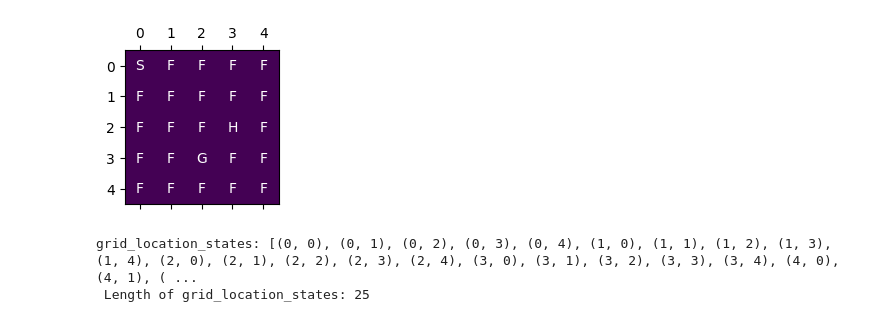
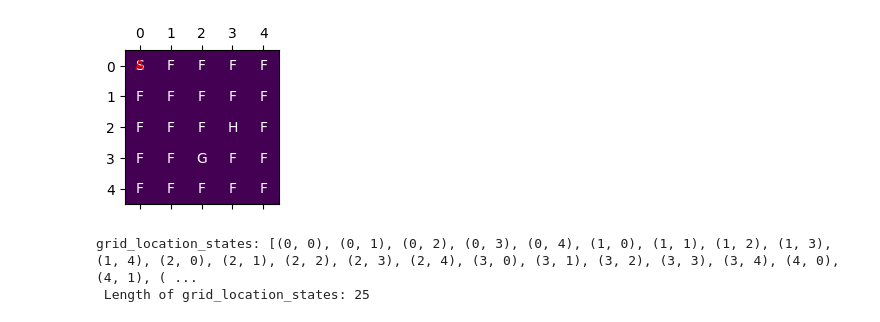
Before and after one commit to bioelectricity/pymdp, a Jupyter notebook: examples/frozen_lake_hard_mode.ipynb, the cells around one changed output. Drawn from its saved outputs; the diff is of its cells as text; code cells hidden in the pictures.

```diff
--- a/examples/frozen_lake_hard_mode.ipynb
+++ b/examples/frozen_lake_hard_mode.ipynb
@@ -30,35 +29,39 @@ map_context_2 = [
 
 map_context_1 = np.array([list(row) for row in map_context_1])
 
 map_context_2 = np.array([list(row) for row in map_context_2])
 grid_width = 5
 grid_height = 5
 
 def plot_grid(grid_width, grid_height, position = 0):
 
     grid = np.zeros((grid_width, grid_height))
 
     # grid[1,2] = 1
     # grid[2,1] = -1
     def set_grid(loc, val):
         grid[math.floor(loc / 5), math.floor(loc % 5)] += val
 
     for loc in range(25):
         set_grid(loc, 2)
 
 
     # Plotting the array with each grid labeled with integers, indexed at 0 (without the colorbar)
     fig, ax = plt.subplots(figsize = (2,2))
     cax = ax.matshow(grid, cmap='viridis')
 
+    idx = 0
     # Labeling each cell with the corresponding integer, adjusted for zero-indexing
     for (i, j), val in np.ndenumerate(map_context_1):
         ax.text(j, i, str(val ), ha='center', va='center', color='white')
+        if idx == position:
+            ax.text(j, i, "A", ha='center', va='center', color='red')
+        idx +=1
     plt.show()
 
-plot_grid(grid_width, grid_height)
+plot_grid(grid_width, grid_height, 0)
 # %% [output]
-[figure, old version]
+[figure, new version]
 # %%
 """ Create variables for the storing the dimensionalities of the hidden states and the observations """
 import itertools
```
Also changed, not shown: parts of 9 cells of this notebook.
